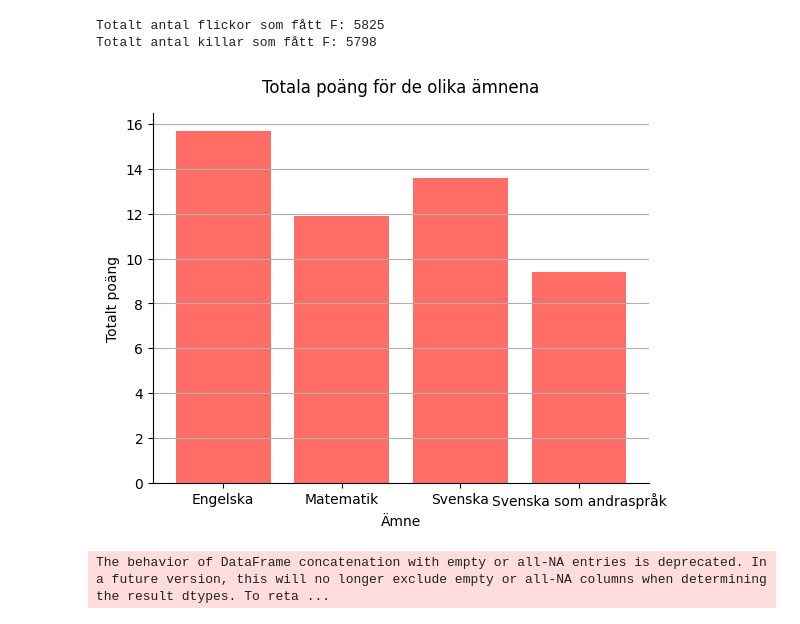
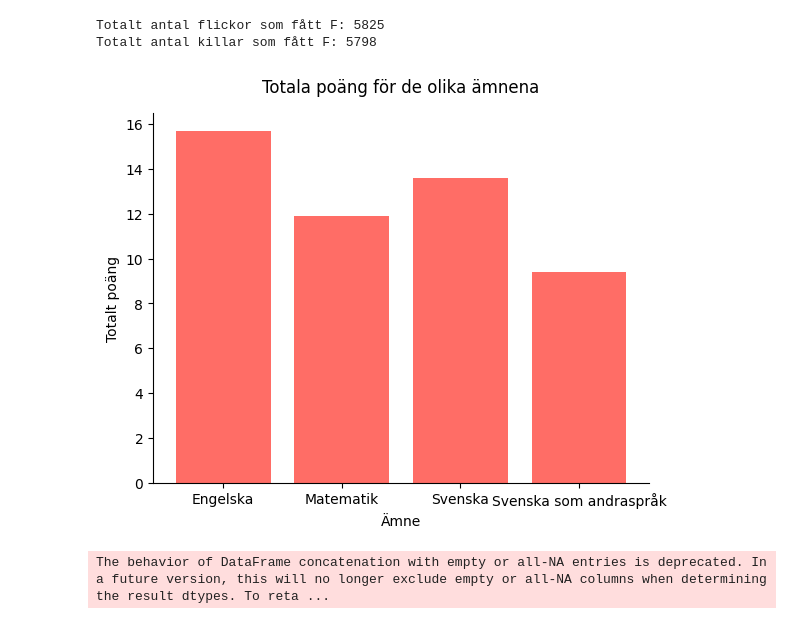
Before and after one commit to SandraAnder/Python-Sandra-Andersson-OPA23, a Jupyter notebook: Labb2/Laboration2_.ipynb, the cells around one changed output. Drawn from its saved outputs; the diff is of its cells as text; code cells hidden in the pictures.

```diff
--- a/Labb2/Laboration2_.ipynb
+++ b/Labb2/Laboration2_.ipynb
@@ -101,35 +101,35 @@ for sheet_name, df in df_riks_2023.items():
     if sheet_name in sheets_to_change:
         df_riks_2023[sheet_name] = change_columns(df)
 
 # Creates a DataFrame with the total points for each subject
 df_total_points = pd.DataFrame([
     {"Ämne": sheet_name, "Totalt poäng": pd.to_numeric(df.loc[0]["Totalt (poäng)"], errors="coerce")}
     for sheet_name, df in df_riks_2023.items() if sheet_name in sheets_to_change and "Totalt (poäng)" in df.columns])
 
 # Skips/cleans possible NaN-values
 df_total_points.dropna(inplace=True)
 
 # draws the graf
 fig, ax = plt.subplots()
 
 ax.bar(df_total_points["Ämne"], df_total_points["Totalt poäng"], color="#FF6D66")
 ax.set_title("Totala poäng för de olika ämnena", pad=15)
 ax.set_xlabel("Ämne")
 ax.set_ylabel("Totalt poäng")
 
 # Creates a grid in the graf that makes it easier
-ax.grid(axis="y", )
+#ax.grid(axis="y")
 
 # Removes the top and right axel-line
 ax.spines["top"].set_visible(False)
 ax.spines["right"].set_visible(False)
 
 # Changes the labels on the x axel so they fit
 plt.xticks(ha="center", rotation_mode="anchor", fontsize=10)
 
 plt.show()
 # %% [output]
-[figure, old version]
+[figure, new version]
 # %%
 # D)
 
```
Also changed, not shown: parts of 7 cells of this notebook, 1 other file.
